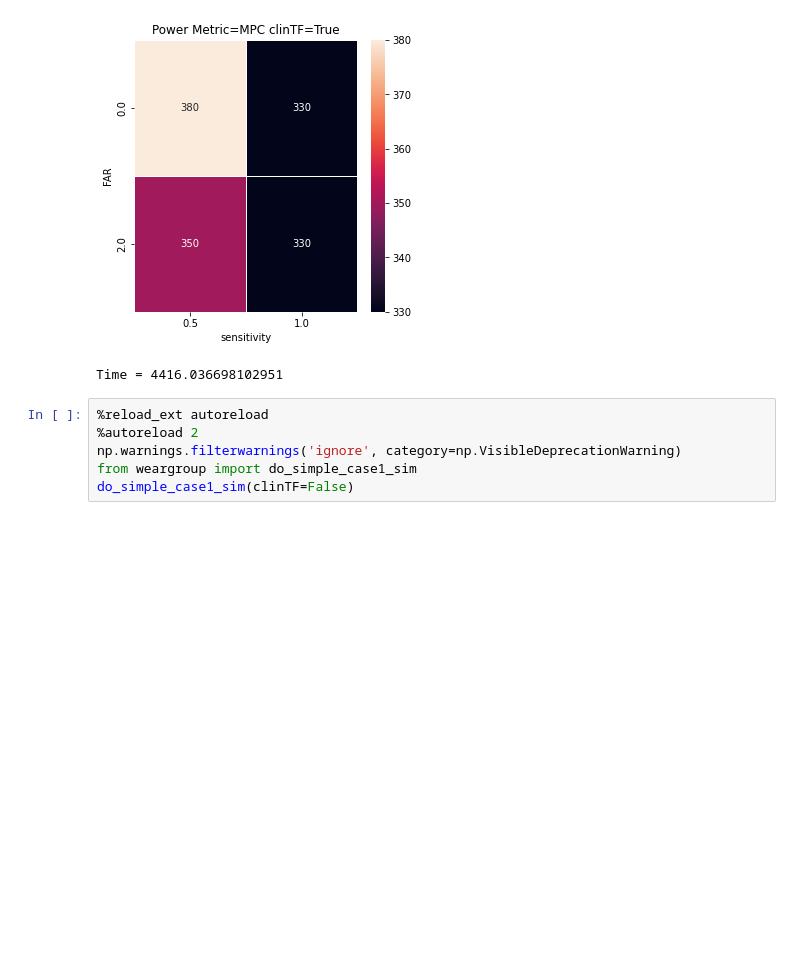
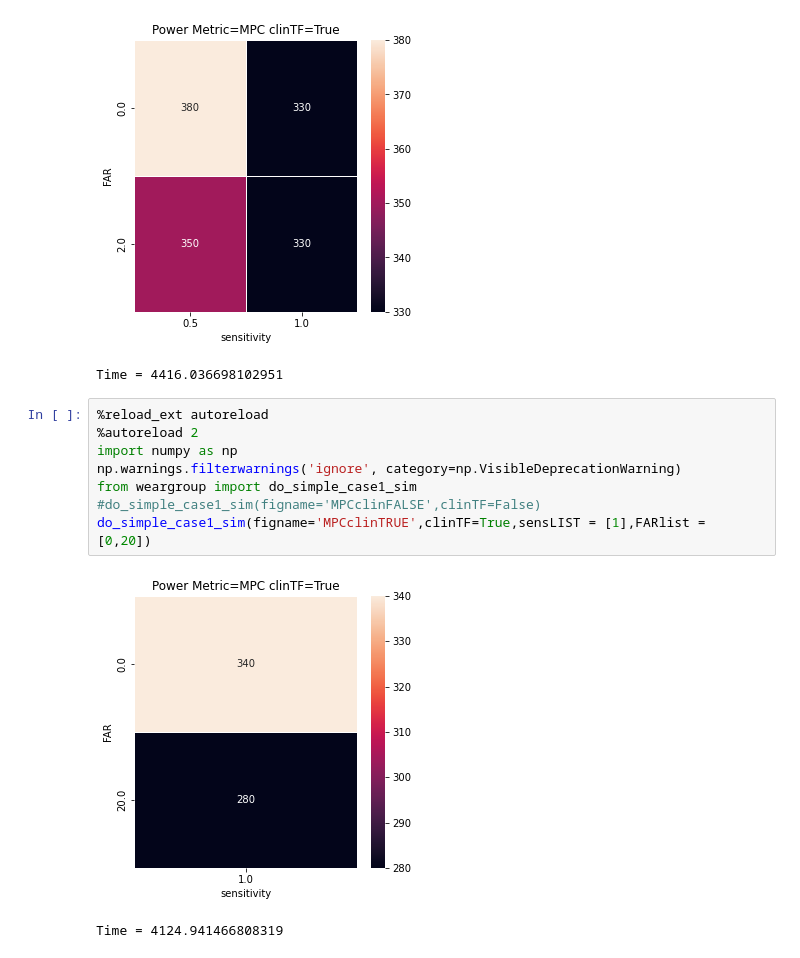
Before and after one commit to GoldenholzLab/WEARsimulator, a Jupyter notebook: playground_old.ipynb, the cells around one changed output. Saved outputs shown, nothing was run; the diff lists cells and outputs as text; blank space fills up the shorter version.

```diff
--- a/playground_old.ipynb
+++ b/playground_old.ipynb
@@ -479,6 +479,11 @@ Time = 4416.036698102951
 # %%
 %reload_ext autoreload
 %autoreload 2
+import numpy as np
 np.warnings.filterwarnings('ignore', category=np.VisibleDeprecationWarning)
 from weargroup import do_simple_case1_sim
-do_simple_case1_sim(clinTF=False)
+#do_simple_case1_sim(figname='MPCclinFALSE',clinTF=False)
+do_simple_case1_sim(figname='MPCclinTRUE',clinTF=True,sensLIST = [1],FARlist = [0,20])
+# %% [output]
+[figure, added]
+Time = 4124.941466808319
```
Also changed, not shown: parts of 35 cells of this notebook, 7 other files.
